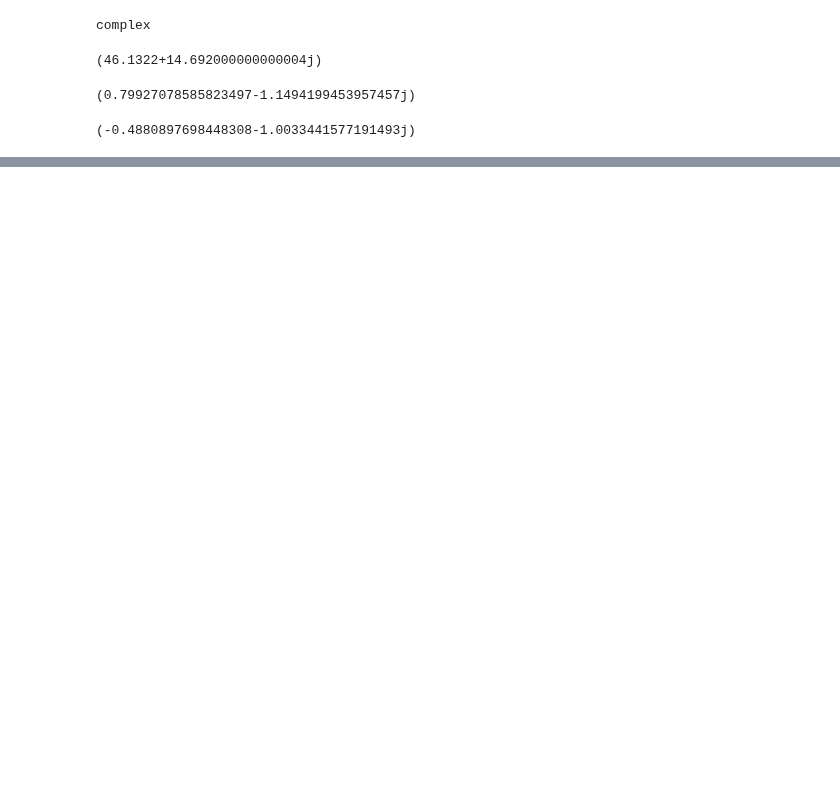
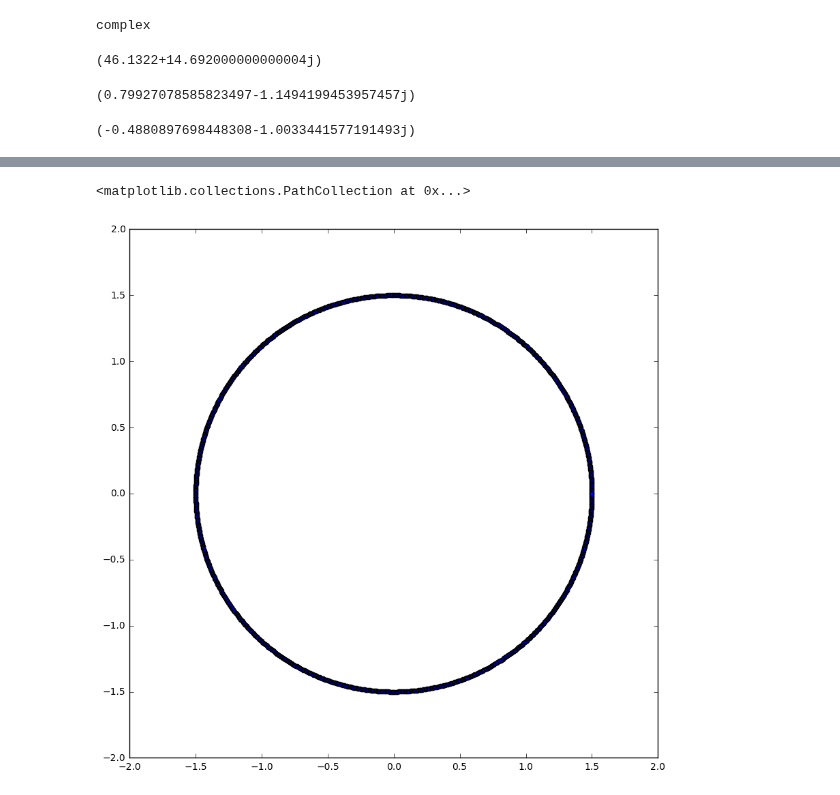
Before and after one commit to iamisrapel/MAE6226, a Jupyter notebook: 06_assignment.ipynb, the cells around one changed output, grey strips where cells are left out. Saved outputs shown, nothing was run; the diff lists cells and outputs as text; code cells hidden in the pictures; blank space fills up the shorter version.

Commit message:
try to figure out how to plot complex number

```diff
--- a/06_assignment.ipynb
+++ b/06_assignment.ipynb
@@ -42,0 +44,11 @@ pyplot.gca().add_patch(circle)
+# %%
+theta = numpy.linspace(0,2*math.pi,1000)
+R = 1.5
+x_circle = R*numpy.cos(theta)
+y_circle = R*numpy.sin(theta)
+# %%
+pyplot.figure(figsize=(10,10))
+pyplot.scatter(x_circle,y_circle)
+# %% [output]
+<matplotlib.collections.PathCollection at 0x...>
+[figure, added]
```
Also changed, not shown: parts of 8 cells of this notebook.
